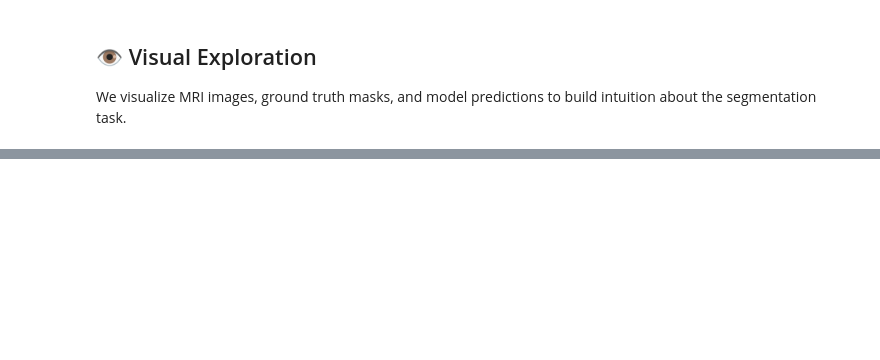
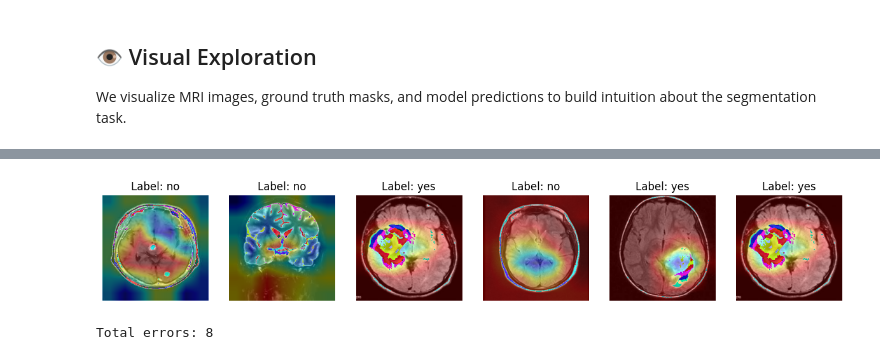
Before and after one commit to aliowx/data-analysis, a Jupyter notebook: brain-tumor-detection.ipynb, the cells around one changed output, grey strips where cells are left out. Cells and saved outputs as stored; diff of their text form; code cells hidden in the pictures; blank space fills up the shorter version.

```diff
--- a/brain-tumor-detection.ipynb
+++ b/brain-tumor-detection.ipynb
@@ -302,0 +92,4 @@ show_misclassified(model, val_ds)
+# %%
+train_df, val_df = train_test_split(
+    df, test_size=0.2, stratify=df['label'], random_state=42
+)
@@ -302,0 +136,7 @@ show_misclassified(model, val_ds)
+# %%
+model = models.efficientnet_b0(weights="IMAGENET1K_V1")
+
+in_features = model.classifier[1].in_features
+model.classifier[1] = nn.Linear(in_features, 2)
+
+model = model.to(DEVICE)
@@ -302,0 +287,46 @@ show_misclassified(model, val_ds)
+# %%
+target_layer = model.features[-1]
+cam = GradCAM(model, target_layer)
+# %%
+def show_cam(img, heatmap):
+    img_np = img.permute(1,2,0).cpu().numpy()
+    img_np = (img_np - img_np.min()) / (img_np.max() - img_np.min())
+
+    heatmap = cv2.resize(heatmap, (224,224))
+    heatmap = np.uint8(255 * heatmap)
+    heatmap = cv2.applyColorMap(heatmap, cv2.COLORMAP_JET)
+
+    overlay = heatmap * 0.4 + img_np * 255
+
+    plt.imshow(overlay.astype(np.uint8))
+    plt.axis("off")
+# %%
+def show_gradcam_samples(model, dataset, n=6):
+    model.eval()
+    idxs = np.random.choice(len(dataset), n)
+
+    plt.figure(figsize=(15,5))
+
+    for i, idx in enumerate(idxs):
+        img, label = dataset[idx]
+        heatmap = cam.generate(img.unsqueeze(0).to(DEVICE))
+
+        plt.subplot(1,n,i+1)
+        show_cam(img, heatmap)
+        plt.title(f"Label: {classes[label]}")
+
+    plt.show()
+
+show_gradcam_samples(model, val_ds)
+# %% [output]
+[figure, added]
+# %%
+wrong = []
+
+for i in range(len(preds)):
+    if preds[i] != targets[i]:
+        wrong.append(i)
+
+print("Total errors:", len(wrong))
+# %% [output]
+Total errors: 8
```
Also changed, not shown: parts of 36 cells of this notebook.
